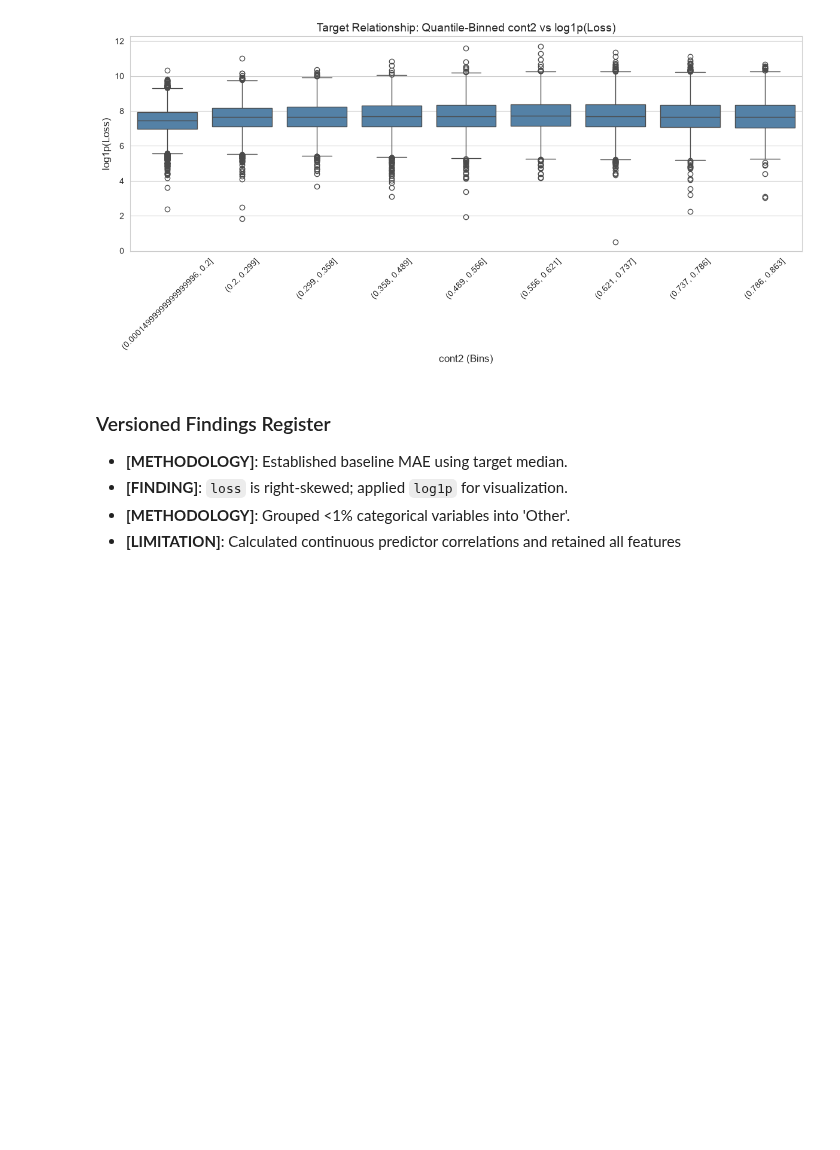
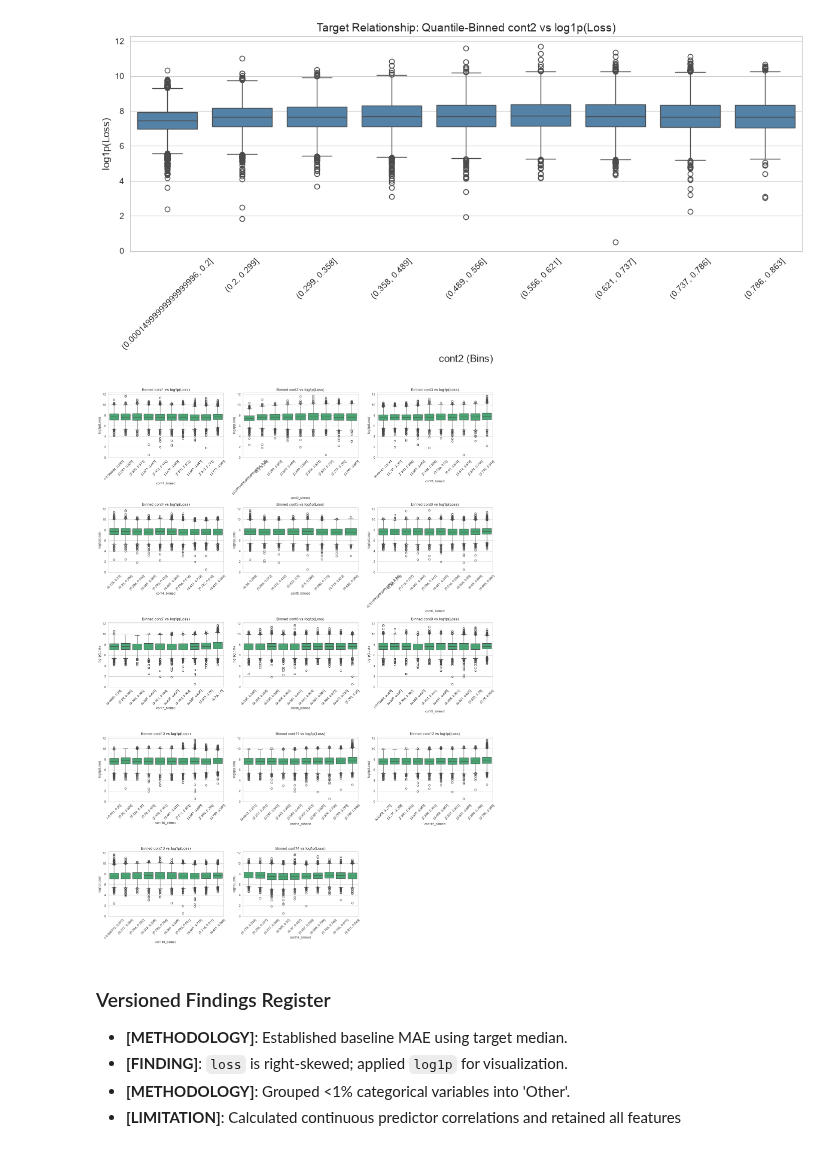
Before and after one commit to Break-Through-Tech/Allstate-1D-predicting-auto-claims-severity, a Jupyter notebook: notebooks/SeptemberMilestone/Gate_2.ipynb, the cells around one changed output. Cells and saved outputs as stored; diff of their text form; code cells hidden in the pictures; blank space fills up the shorter version.

```diff
--- a/notebooks/SeptemberMilestone/Gate_2.ipynb
+++ b/notebooks/SeptemberMilestone/Gate_2.ipynb
@@ -229,6 +291,46 @@ Correlation Matrix of the continous features
 | cont14 | 0.056688 | -0.045584 | -0.039592 | 0.017445 | -0.021638 | 0.042178 | 0.022286 | 0.043539 | 0.074154 | 0.041808 | 0.047293 | ... |
 | loss | -0.010237 | 0.141528 | 0.111053 | -0.035831 | -0.011355 | 0.040967 | 0.119799 | 0.030508 | 0.014456 | 0.020236 | 0.099806 | ... |
 [figure]
+# %%
+
+
+# 1. Identify continuous columns (assuming they start with 'cont' in the Allstate dataset)
+cont_cols = [col for col in df.columns if col.startswith('cont')]
+
+# 2. Prepare the data
+plot_data = df.copy()
+plot_data['log_loss'] = np.log1p(plot_data['loss'])
+
+# 3. Set up the grid for subplots (3 columns wide)
+n_cols = 3
+n_rows = math.ceil(len(cont_cols) / n_cols)
+fig, axes = plt.subplots(n_rows, n_cols, figsize=(18, 5 * n_rows))
+axes = axes.flatten()
+
+# 4. Loop through and plot quantile-binned box plots
+for i, col in enumerate(cont_cols):
+
+    # Bin the continuous variable into 10 equal-sized quantiles
+    # duplicates='drop' prevents errors if a feature has many identical values (like a bunch of zeros)
+    binned_col = f"{col}_binned"
+    plot_data[binned_col] = pd.qcut(plot_data[col], q=10, duplicates='drop')
+
+    # Plot the Boxplot
+    sns.boxplot(data=plot_data, x=binned_col, y='log_loss', color='mediumseagreen', ax=axes[i])
+    axes[i].set_title(f'Binned {col} vs log1p(Loss)', fontsize=12)
+    axes[i].set_ylabel('log1p(Loss)')
+
+    # Rotate the x-axis labels so the bin ranges don't overlap
+    axes[i].tick_params(axis='x', rotation=45)
+
+# 5. Clean up any empty subplots if the number of features isn't perfectly divisible by 3
+for j in range(i + 1, len(axes)):
+    fig.delaxes(axes[j])
+
+plt.tight_layout()
+plt.show()
+# %% [output]
+[figure, added]
 # %% [markdown]
 ### Versioned Findings Register
 *   **[METHODOLOGY]**: Established baseline MAE using target median.
```
Also changed, not shown: parts of 7 cells of this notebook, 2 other files.
